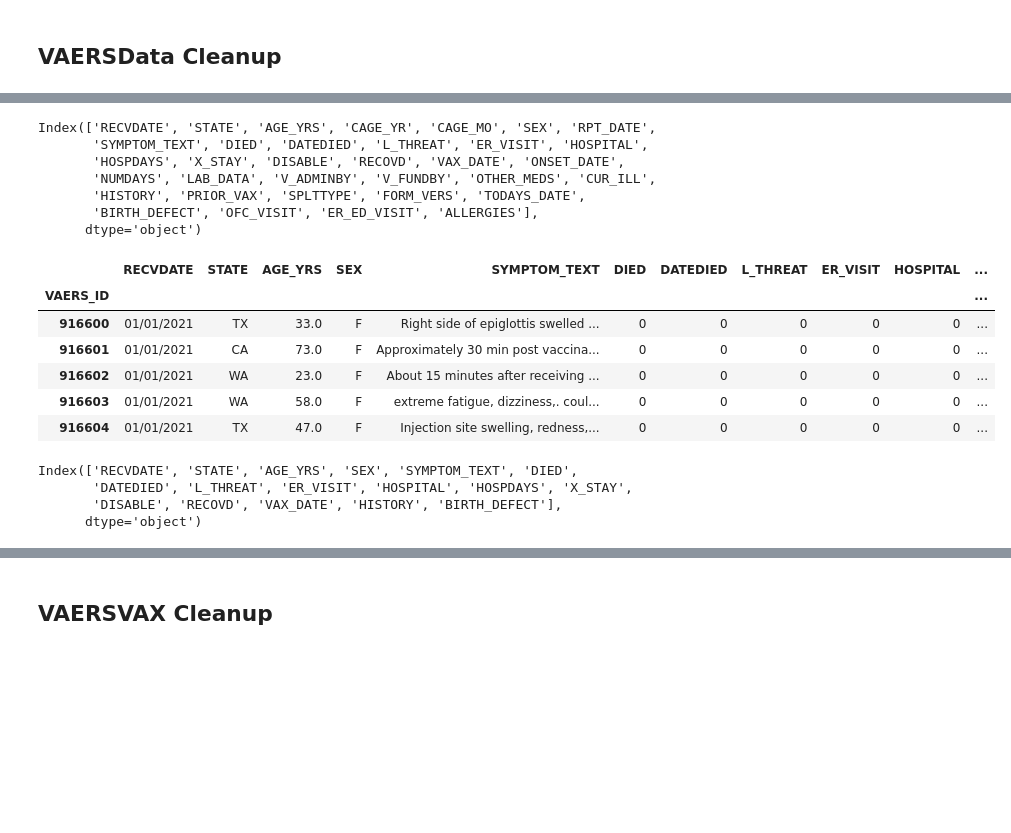
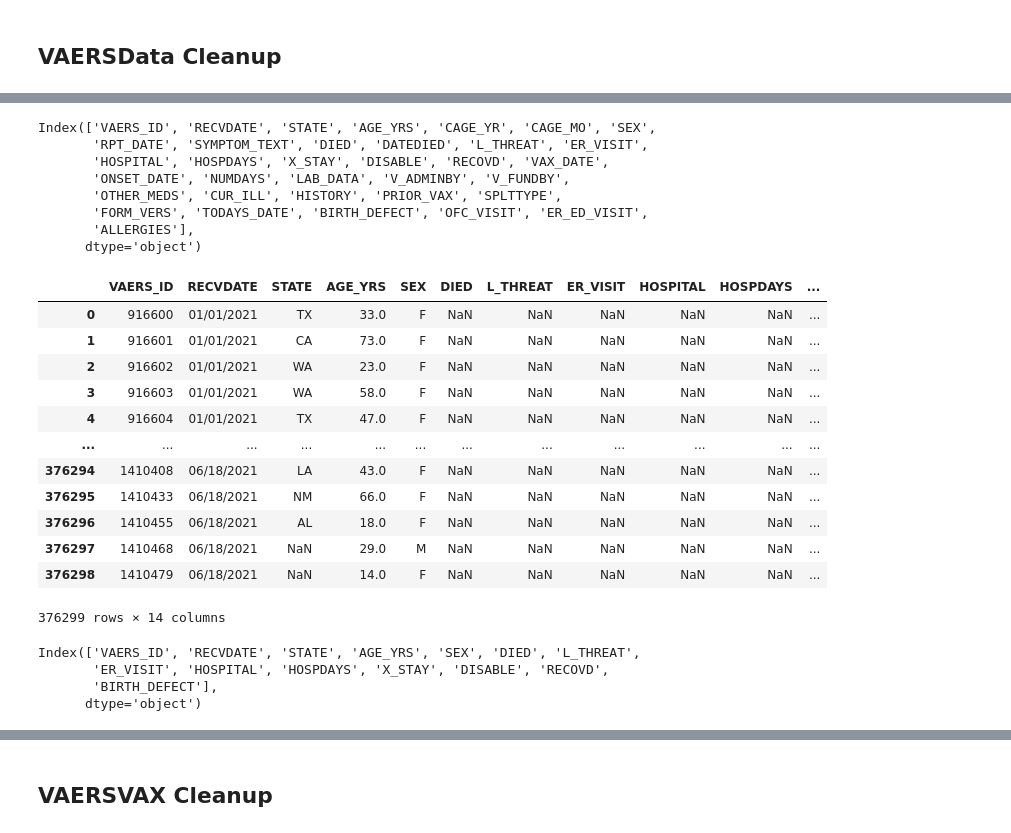
Before and after one commit to jvera01/COVID19_VAERS_ANALYSIS, a Jupyter notebook: Notebooks/VAERS_Dataset_Cleanup.ipynb, the cells around one changed output, grey strips where cells are left out. Cells and saved outputs as stored; diff of their text form; code cells hidden in the pictures; blank space fills up the shorter version.

```diff
--- a/Notebooks/VAERS_Dataset_Cleanup.ipynb
+++ b/Notebooks/VAERS_Dataset_Cleanup.ipynb
@@ -23,3 +30,0 @@ vaers_data.head()
-# %%
-# converting NaN to 0 in vaers data
-vaers_data = vaers_data.fillna(0)
@@ -47,4 +30,0 @@ dtype: int64
-# %%
-# Set VAERS_ID as index
-vaers_data_df = vaers_data.set_index(["VAERS_ID"])
-vaers_data_df.head()
@@ -60,33 +31,40 @@ vaers_data_df.head()
 # %%
 # Check vaers_data_df columns
-vaers_data_df.columns
+vaers_data.columns
 # %% [output]
-Index(['RECVDATE', 'STATE', 'AGE_YRS', 'CAGE_YR', 'CAGE_MO', 'SEX', 'RPT_DATE',
-       'SYMPTOM_TEXT', 'DIED', 'DATEDIED', 'L_THREAT', 'ER_VISIT', 'HOSPITAL',
-       'HOSPDAYS', 'X_STAY', 'DISABLE', 'RECOVD', 'VAX_DATE', 'ONSET_DATE',
-       'NUMDAYS', 'LAB_DATA', 'V_ADMINBY', 'V_FUNDBY', 'OTHER_MEDS', 'CUR_ILL',
-       'HISTORY', 'PRIOR_VAX', 'SPLTTYPE', 'FORM_VERS', 'TODAYS_DATE',
-       'BIRTH_DEFECT', 'OFC_VISIT', 'ER_ED_VISIT', 'ALLERGIES'],
+Index(['VAERS_ID', 'RECVDATE', 'STATE', 'AGE_YRS', 'CAGE_YR', 'CAGE_MO', 'SEX',
+       'RPT_DATE', 'SYMPTOM_TEXT', 'DIED', 'DATEDIED', 'L_THREAT', 'ER_VISIT',
+       'HOSPITAL', 'HOSPDAYS', 'X_STAY', 'DISABLE', 'RECOVD', 'VAX_DATE',
+       'ONSET_DATE', 'NUMDAYS', 'LAB_DATA', 'V_ADMINBY', 'V_FUNDBY',
+       'OTHER_MEDS', 'CUR_ILL', 'HISTORY', 'PRIOR_VAX', 'SPLTTYPE',
+       'FORM_VERS', 'TODAYS_DATE', 'BIRTH_DEFECT', 'OFC_VISIT', 'ER_ED_VISIT',
+       'ALLERGIES'],
       dtype='object')
 # %%
 # Drop  Columns
-clean_vaers_data_df = vaers_data_df.drop(columns =['CAGE_YR', 'CAGE_MO', 'RPT_DATE', 'ONSET_DATE','NUMDAYS', 'LAB_DATA',
-                                                   'V_ADMINBY', 'V_FUNDBY', 'OTHER_MEDS', 'CUR_ILL', 'PRIOR_VAX', 'SPLTTYPE',
-                                                   'FORM_VERS', 'TODAYS_DATE', 'OFC_VISIT', 'ER_ED_VISIT', 'ALLERGIES'])
-clean_vaers_data_df.head()
+clean_vaers_data_df = vaers_data.drop(columns =['CAGE_YR', 'CAGE_MO', 'RPT_DATE', 'ONSET_DATE','NUMDAYS', 'LAB_DATA', 'SYMPTOM_TEXT',
+                                                   'V_ADMINBY', 'DATEDIED', 'V_FUNDBY', 'OTHER_MEDS', 'CUR_ILL', 'PRIOR_VAX','VAX_DATE',
+                                                   'SPLTTYPE', 'FORM_VERS', 'TODAYS_DATE', 'OFC_VISIT', 'HISTORY', 'ER_ED_VISIT', 'ALLERGIES'])
+clean_vaers_data_df
 # %% [output]
-|  | RECVDATE | STATE | AGE_YRS | SEX | SYMPTOM_TEXT | DIED | DATEDIED | L_THREAT | ER_VISIT | HOSPITAL | ... |
-| VAERS_ID |  |  |  |  |  |  |  |  |  |  | ... |
-| 916600 | 01/01/2021 | TX | 33.0 | F | Right side of epiglottis swelled ... | 0 | 0 | 0 | 0 | 0 | ... |
-| 916601 | 01/01/2021 | CA | 73.0 | F | Approximately 30 min post vaccina... | 0 | 0 | 0 | 0 | 0 | ... |
-| 916602 | 01/01/2021 | WA | 23.0 | F | About 15 minutes after receiving ... | 0 | 0 | 0 | 0 | 0 | ... |
-| 916603 | 01/01/2021 | WA | 58.0 | F | extreme fatigue, dizziness,. coul... | 0 | 0 | 0 | 0 | 0 | ... |
-| 916604 | 01/01/2021 | TX | 47.0 | F | Injection site swelling, redness,... | 0 | 0 | 0 | 0 | 0 | ... |
+|  | VAERS_ID | RECVDATE | STATE | AGE_YRS | SEX | DIED | L_THREAT | ER_VISIT | HOSPITAL | HOSPDAYS | ... |
+| 0 | 916600 | 01/01/2021 | TX | 33.0 | F | NaN | NaN | NaN | NaN | NaN | ... |
+| 1 | 916601 | 01/01/2021 | CA | 73.0 | F | NaN | NaN | NaN | NaN | NaN | ... |
+| 2 | 916602 | 01/01/2021 | WA | 23.0 | F | NaN | NaN | NaN | NaN | NaN | ... |
+| 3 | 916603 | 01/01/2021 | WA | 58.0 | F | NaN | NaN | NaN | NaN | NaN | ... |
+| 4 | 916604 | 01/01/2021 | TX | 47.0 | F | NaN | NaN | NaN | NaN | NaN | ... |
+| ... | ... | ... | ... | ... | ... | ... | ... | ... | ... | ... | ... |
+| 376294 | 1410408 | 06/18/2021 | LA | 43.0 | F | NaN | NaN | NaN | NaN | NaN | ... |
+| 376295 | 1410433 | 06/18/2021 | NM | 66.0 | F | NaN | NaN | NaN | NaN | NaN | ... |
+| 376296 | 1410455 | 06/18/2021 | AL | 18.0 | F | NaN | NaN | NaN | NaN | NaN | ... |
+| 376297 | 1410468 | 06/18/2021 | NaN | 29.0 | M | NaN | NaN | NaN | NaN | NaN | ... |
+| 376298 | 1410479 | 06/18/2021 | NaN | 14.0 | F | NaN | NaN | NaN | NaN | NaN | ... |
+376299 rows × 14 columns
 # %%
 # Verify Columns
 clean_vaers_data_df.columns
 # %% [output]
-Index(['RECVDATE', 'STATE', 'AGE_YRS', 'SEX', 'SYMPTOM_TEXT', 'DIED',
-       'DATEDIED', 'L_THREAT', 'ER_VISIT', 'HOSPITAL', 'HOSPDAYS', 'X_STAY',
-       'DISABLE', 'RECOVD', 'VAX_DATE', 'HISTORY', 'BIRTH_DEFECT'],
+Index(['VAERS_ID', 'RECVDATE', 'STATE', 'AGE_YRS', 'SEX', 'DIED', 'L_THREAT',
+       'ER_VISIT', 'HOSPITAL', 'HOSPDAYS', 'X_STAY', 'DISABLE', 'RECOVD',
+       'BIRTH_DEFECT'],
       dtype='object')
```
Also changed, not shown: parts of 72 cells of this notebook.
